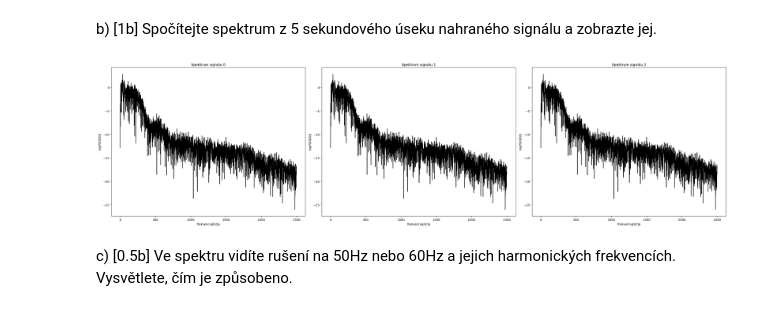
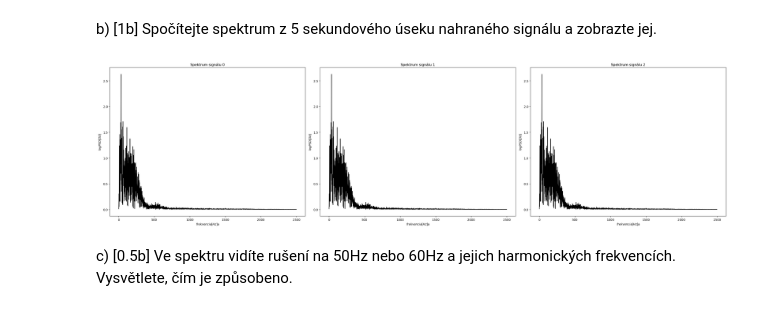
Before and after one commit to matusHubinsky/iss-project-2023, a Jupyter notebook: ISS_ECGProject_2023.ipynb, the cells around one changed output. Cells and saved outputs as stored; diff of their text form; code cells hidden in the pictures.

```diff
--- a/ISS_ECGProject_2023.ipynb
+++ b/ISS_ECGProject_2023.ipynb
@@ -104,37 +105,34 @@ plt.show()
 # %% [markdown]
 b) [1b] Spočítejte spektrum z 5 sekundového úseku nahraného signálu a zobrazte jej.
 # %%
-import matplotlib.pyplot as plt
-import numpy as np
-import soundfile as sf
 import math
 
 
 def log_PSD(x_values):
 	y_values = []
 	for x in x_values:
 		y_values.append(math.log(x**2, 2))
 	return y_values
 
 
 plt.figure(figsize=(30, 8))
 
 for i in range(3):
     x, fs = sf.read("xhubin04.wav." + str(i))
     spectre = np.fft.fft(x)
     new = abs(spectre)
     half = new[:new.size // 2]
 
     plt.subplot(1, 3, i + 1)
     plt.title('Spektrum signálu ' + str(i))
     plt.gca().set_ylabel('$logPSD[Db]$')
     plt.gca().set_xlabel('$frekvencia[Hz]$a')
-    plt.plot(log_PSD(half), color='black')
+    plt.plot(half, color='black')
 
 plt.tight_layout()
 plt.show()
 # %% [output]
-[figure, old version]
+[figure, new version]
 # %% [markdown]
  c) [0.5b] Ve spektru vidíte rušení na 50Hz nebo 60Hz a jejich harmonických frekvencích. Vysvětlete, čím je způsobeno.
 # %% [markdown]
```
Also changed, not shown: parts of 9 cells of this notebook.
